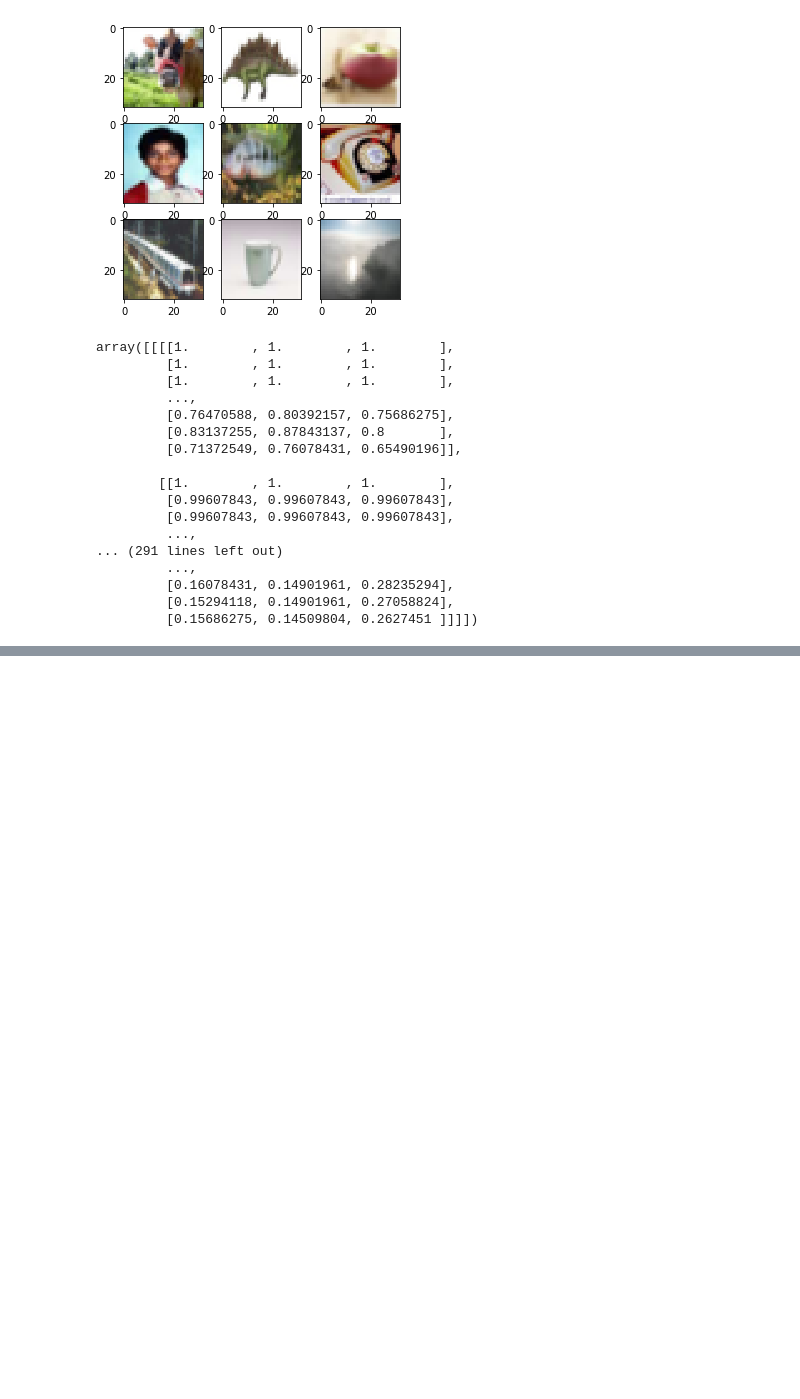
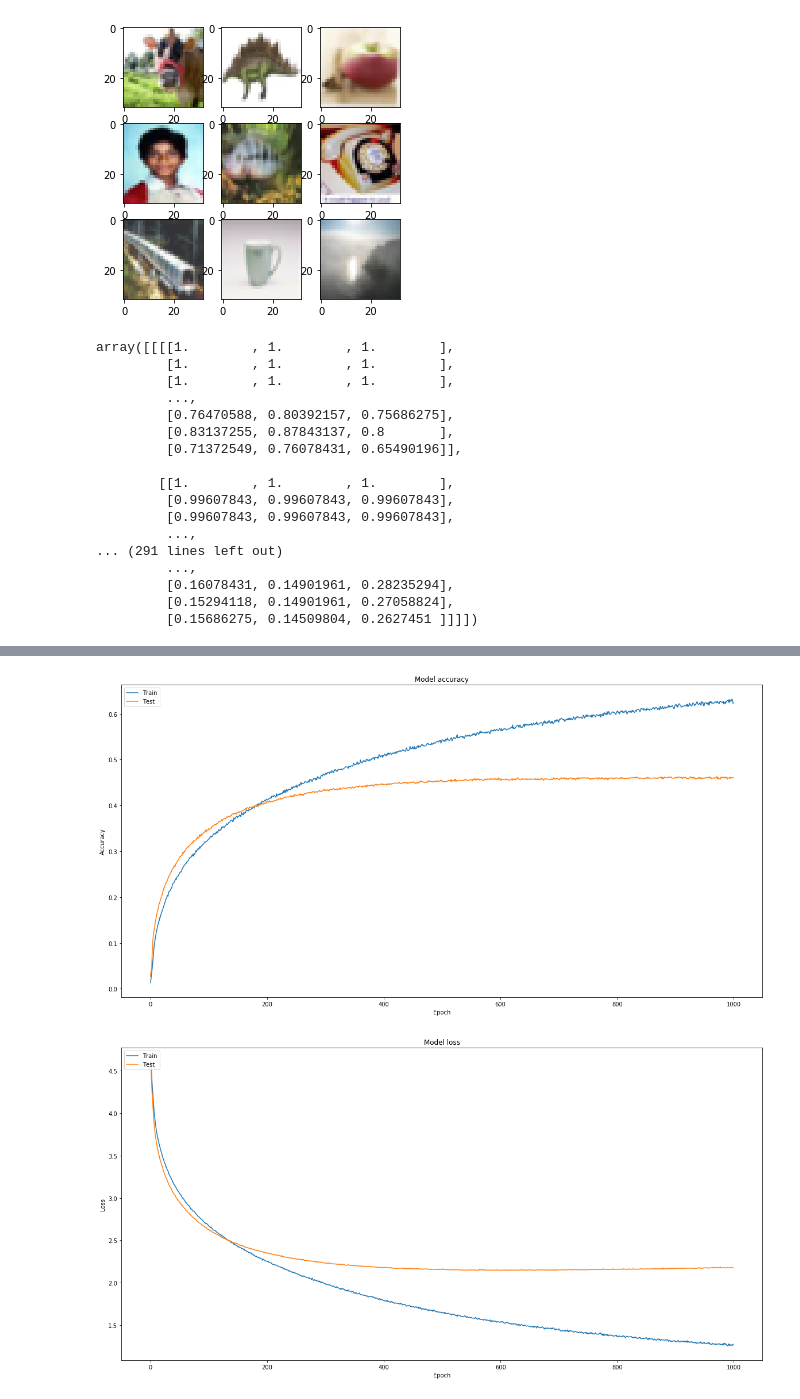
Before and after one commit to Nielspace/Deep-Learning-with-GAN, a Jupyter notebook: 01 With the basics/02_Deep_into_Keras_CNN_with_CIFAR100.ipynb, the cells around one changed output, grey strips where cells are left out. Saved outputs shown, nothing was run; the diff lists cells and outputs as text; code cells hidden in the pictures; blank space fills up the shorter version.

```diff
--- a/01 With the basics/02_Deep_into_Keras_CNN_with_CIFAR100.ipynb
+++ b/01 With the basics/02_Deep_into_Keras_CNN_with_CIFAR100.ipynb
@@ -47,3 +47,19 @@ array([[[[1.        , 1.        , 1.        ],
          [0.16078431, 0.14901961, 0.28235294],
          [0.15294118, 0.14901961, 0.27058824],
          [0.15686275, 0.14509804, 0.2627451 ]]]])
+# %%
+model = Sequential()
+
+model.add(Conv2D(64,(3,3), input_shape=(32,32,3), padding='same', activation='relu'))
+model.add(MaxPooling2D(pool_size=(3,3)))
+model.add(Conv2D(64,(3,3), padding='same', activation='relu'))
+model.add(MaxPooling2D(pool_size=(3,3)))
+model.add(Dropout(0.3))
+
+model.add(Flatten())
+model.add(Dense(512, activation='relu'))
+model.add(Dropout(0.4))
+
+model.add(Dense(100, activation='softmax'))
+
+model.summary()
@@ -49,0 +84,2 @@ array([[[[1.        , 1.        , 1.        ],
+# %%
+model.compile(optimizer=Adam(lr=0.0001), metrics=['accuracy'], loss='categorical_crossentropy')
@@ -49,0 +90,2 @@ array([[[[1.        , 1.        , 1.        ],
+# %%
+history = model.fit(X_train, y_train, validation_split=0.3, epochs=1000, batch_size=512, shuffle=True)
@@ -49,0 +110,23 @@ array([[[[1.        , 1.        , 1.        ],
+# %%
+# Plot training & validation accuracy values
+plt.figure(figsize=(20,10))
+plt.plot(history.history['acc'])
+plt.plot(history.history['val_acc'])
+plt.title('Model accuracy')
+plt.ylabel('Accuracy')
+plt.xlabel('Epoch')
+plt.legend(['Train', 'Test'], loc='upper left')
+plt.show()
+
+# Plot training & validation loss values
+plt.figure(figsize=(20,10))
+plt.plot(history.history['loss'])
+plt.plot(history.history['val_loss'])
+plt.title('Model loss')
+plt.ylabel('Loss')
+plt.xlabel('Epoch')
+plt.legend(['Train', 'Test'], loc='upper left')
+plt.show()
+# %% [output]
+[figure, added]
+[figure, added]
```
Also changed, not shown: parts of 4 cells of this notebook.
